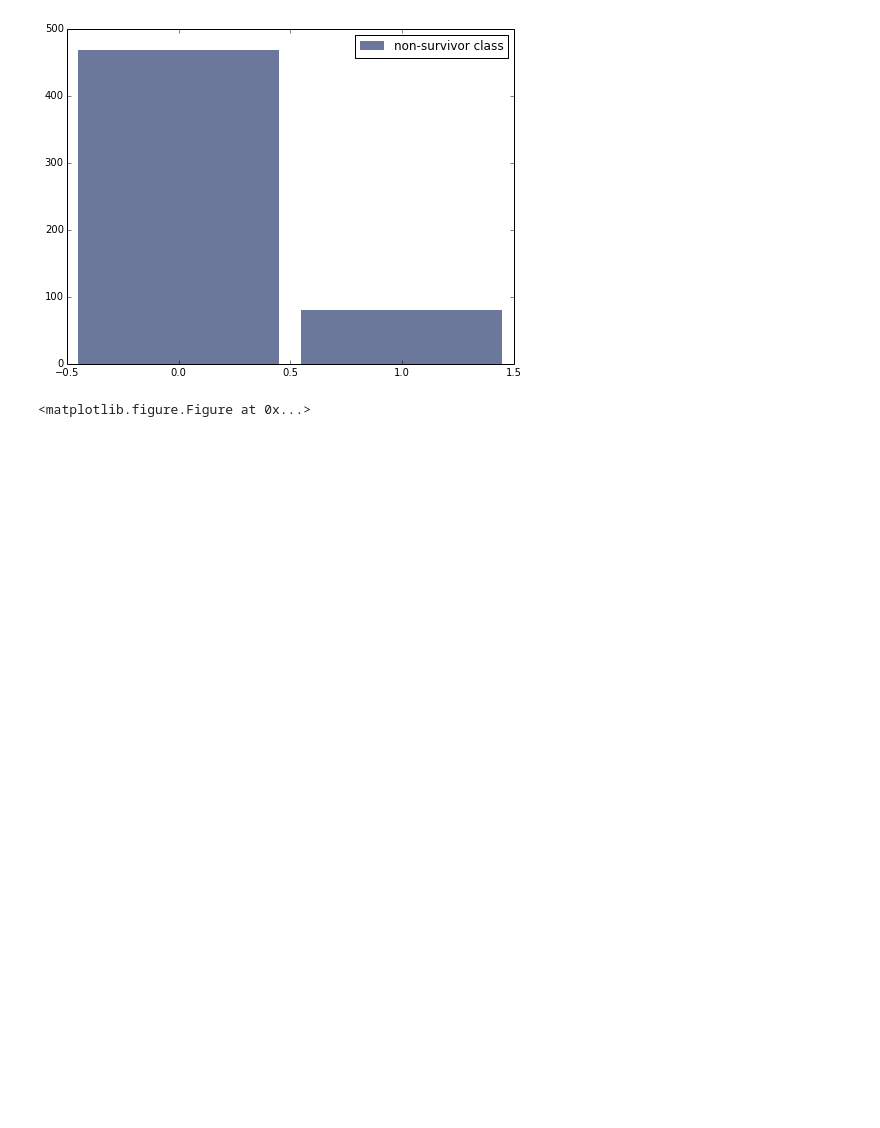
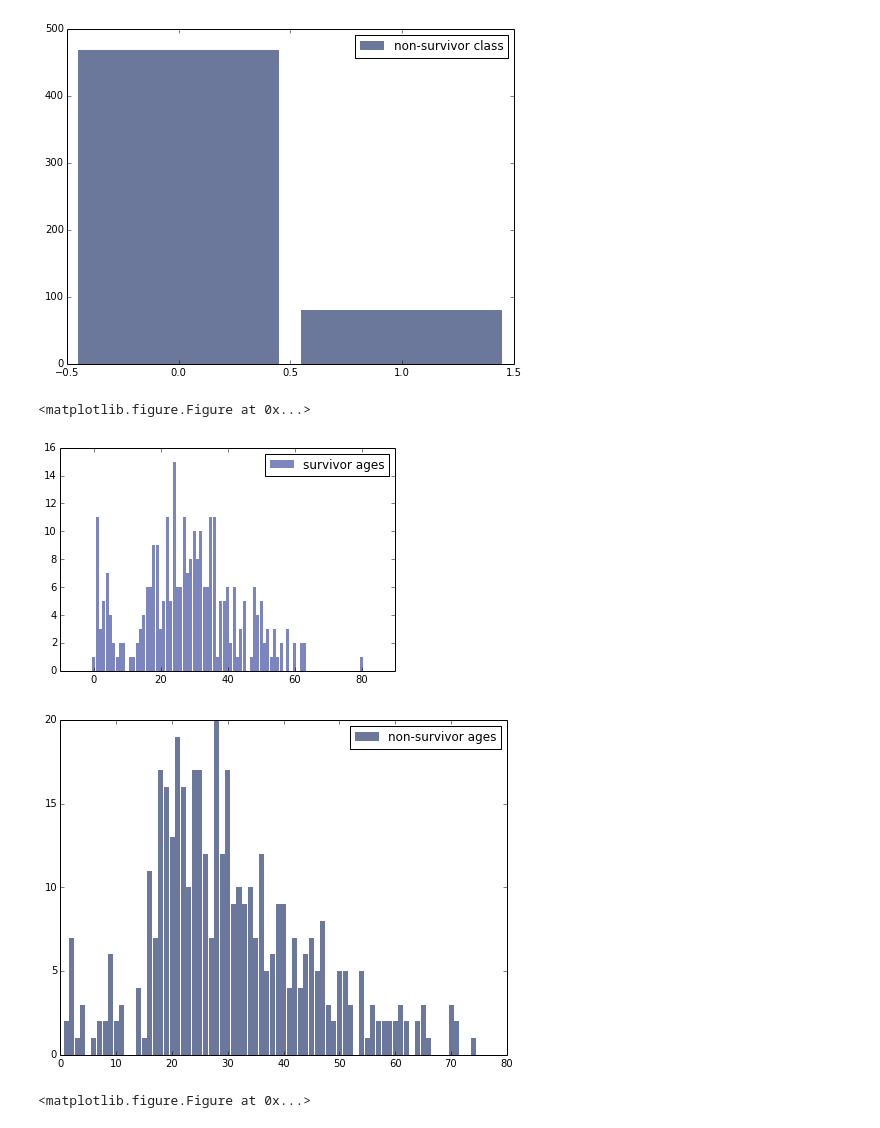
Before and after one commit to eshaw2/DataScience16WarmupProject, a Jupyter notebook: data_exploration.ipynb, the cells around one changed output. Saved outputs shown, nothing was run; the diff lists cells and outputs as text; code cells hidden in the pictures; blank space fills up the shorter version.

```diff
--- a/data_exploration.ipynb
+++ b/data_exploration.ipynb
@@ -124,3 +126,14 @@ thinkplot.Show()
 [figure]
 [figure]
 <matplotlib.figure.Figure at 0x...>
+# %%
+hist = thinkstats2.Hist(df_survived.Age.round())
+thinkplot.Hist(hist, label='survivor ages')
+thinkplot.Show()
+hist = thinkstats2.Hist(df_died.Age.round())
+thinkplot.Hist(hist, label='non-survivor ages')
+thinkplot.Show()
+# %% [output]
+[figure, added]
+[figure, added]
+<matplotlib.figure.Figure at 0x...>
```
Also changed, not shown: parts of 9 cells of this notebook, 2 other files.
